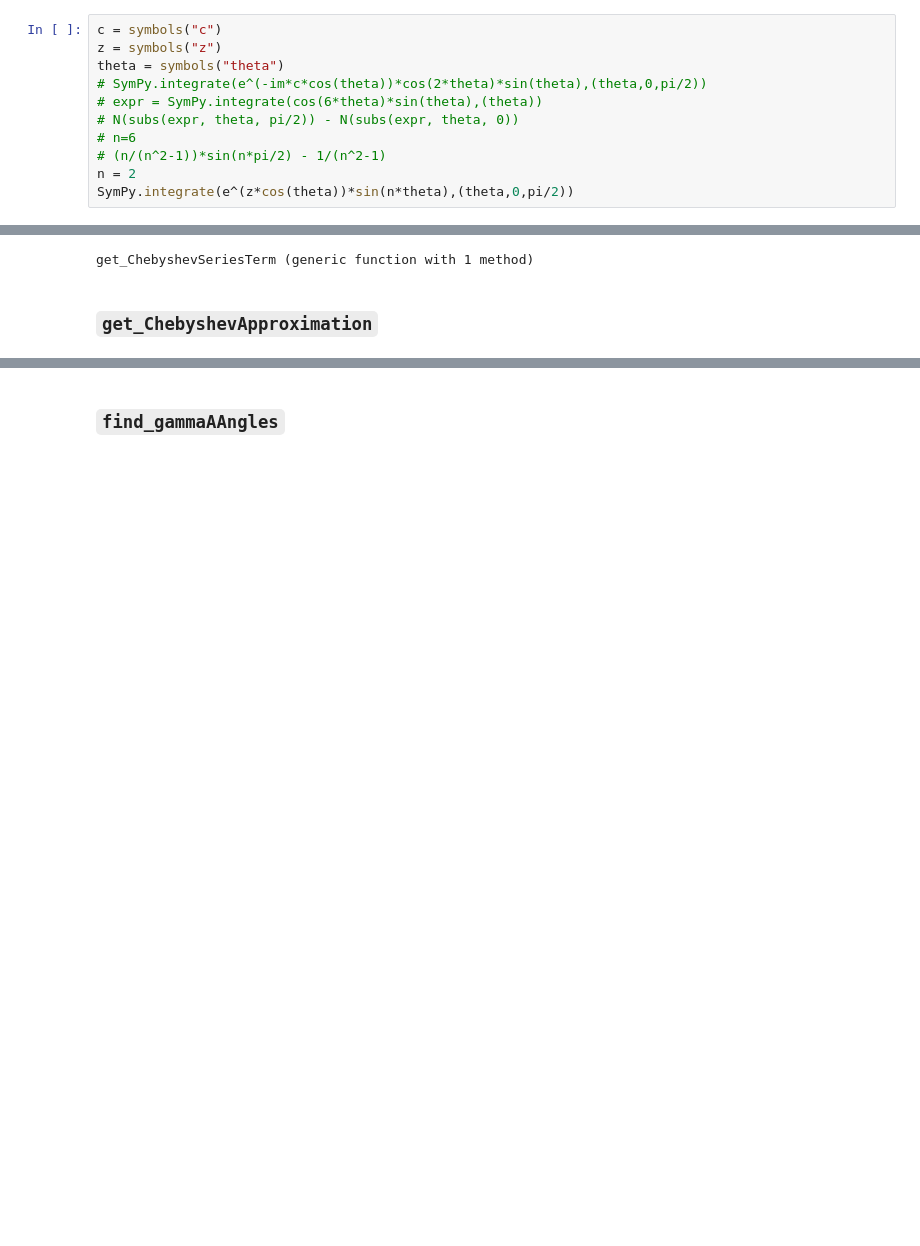
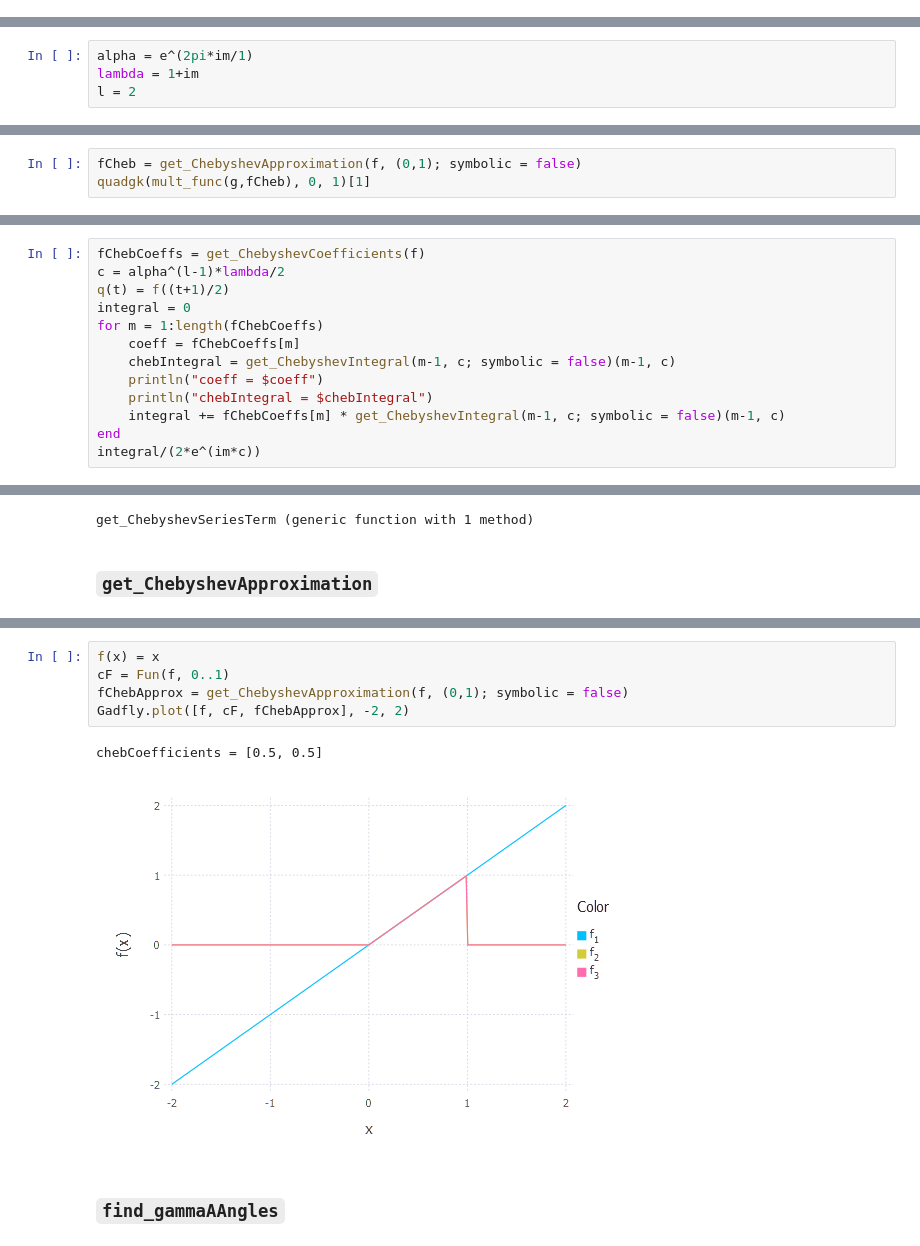
Before and after one commit to largecats/capstone-project, a Jupyter notebook: work_in_julia/transformPair.ipynb, the cells around one changed output, grey strips where cells are left out. Drawn from its saved outputs; the diff is of its cells as text; blank space fills up the shorter version.

```diff
--- a/work_in_julia/transformPair.ipynb
+++ b/work_in_julia/transformPair.ipynb
@@ -657,11 +555,0 @@ get_ChebyshevIntegralSym (generic function with 1 method)
-# %%
-c = symbols("c")
-z = symbols("z")
-theta = symbols("theta")
-# SymPy.integrate(e^(-im*c*cos(theta))*cos(2*theta)*sin(theta),(theta,0,pi/2))
-# expr = SymPy.integrate(cos(6*theta)*sin(theta),(theta))
-# N(subs(expr, theta, pi/2)) - N(subs(expr, theta, 0))
-# n=6
-# (n/(n^2-1))*sin(n*pi/2) - 1/(n^2-1)
-n = 2
-SymPy.integrate(e^(z*cos(theta))*sin(n*theta),(theta,0,pi/2))
@@ -677,0 +603,4 @@ $$\int_{0}^{1} e^{- i c x} \cos{\left (2 \operatorname{acos}{\left (x \right )}
+# %%
+alpha = e^(2pi*im/1)
+lambda = 1+im
+l = 2
@@ -677,0 +615,3 @@ $$\int_{0}^{1} e^{- i c x} \cos{\left (2 \operatorname{acos}{\left (x \right )}
+# %%
+fCheb = get_ChebyshevApproximation(f, (0,1); symbolic = false)
+quadgk(mult_func(g,fCheb), 0, 1)[1]
@@ -677,0 +621,13 @@ $$\int_{0}^{1} e^{- i c x} \cos{\left (2 \operatorname{acos}{\left (x \right )}
+# %%
+fChebCoeffs = get_ChebyshevCoefficients(f)
+c = alpha^(l-1)*lambda/2
+q(t) = f((t+1)/2)
+integral = 0
+for m = 1:length(fChebCoeffs)
+    coeff = fChebCoeffs[m]
+    chebIntegral = get_ChebyshevIntegral(m-1, c; symbolic = false)(m-1, c)
+    println("coeff = $coeff")
+    println("chebIntegral = $chebIntegral")
+    integral += fChebCoeffs[m] * get_ChebyshevIntegral(m-1, c; symbolic = false)(m-1, c)
+end
+integral/(2*e^(im*c))
@@ -801,6 +780,14 @@ function get_ChebyshevApproximation(f::Function, interval::Tuple{Number,Number};
 end
 # %% [output]
 get_ChebyshevApproximation (generic function with 1 method)
+# %%
+f(x) = x
+cF = Fun(f, 0..1)
+fChebApprox = get_ChebyshevApproximation(f, (0,1); symbolic = false)
+Gadfly.plot([f, cF, fChebApprox], -2, 2)
+# %% [output]
+chebCoefficients = [0.5, 0.5]
+[figure, added]
 # %% [markdown]
 ### `find_gammaAAngles`
 # %%
```
Also changed, not shown: parts of 42 cells of this notebook, 7 other files.
